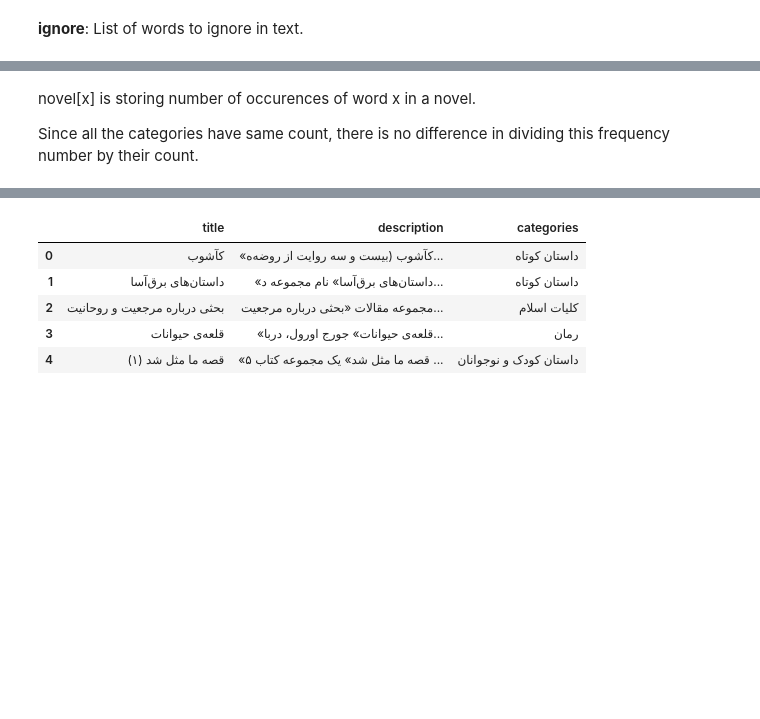
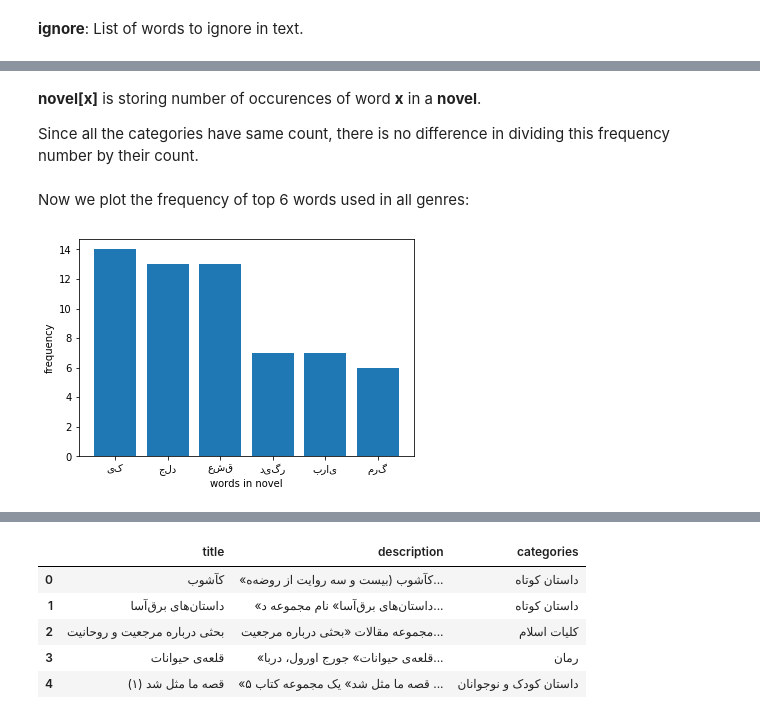
Before and after one commit to daneshvar-amrollahi/Naive-Bayes-Classifier, a Jupyter notebook: CA3-810197685.ipynb, the cells around one changed output, grey strips where cells are left out. Saved outputs shown, nothing was run; the diff lists cells and outputs as text; code cells hidden in the pictures; blank space fills up the shorter version.

```diff
--- a/CA3-810197685.ipynb
+++ b/CA3-810197685.ipynb
@@ -79,7 +79,7 @@ We have 425 samples of each category.
 with open('stop_words.txt') as f:
     ignore = [line.rstrip() for line in f]
 
-ignore = [x.strip() for x in content]
+ignore = [x.strip() for x in ignore]
 ignore[30:50]
 # %% [output]
 ['آزادانه',
@@ -111,6 +147,10 @@ islamic = dict()
 short_story = dict()
 kids = dict()
 business = dict()
+# %% [markdown]
+**novel[x]** is storing number of occurences of word **x** in a **novel**.
+
+Since all the categories have same count, there is no difference in dividing this frequency number by their count.
 # %%
 novel.clear()
 sociology.clear()
@@ -140,7 +180,18 @@ for index, row in df.iterrows():
                 kids[word] = kids.get(word, 0) + 1
             if (cat == 'مدیریت و کسب و کار'):
                 business[word] = business.get(word, 0) + 1
-# %% [markdown]
-novel[x] is storing number of occurences of word x in a novel.
-
-Since all the categories have same count, there is no difference in dividing this frequency number by their count.
+# %% [markdown]
+Now we plot the frequency of top 6 words used in all genres:
+# %%
+from matplotlib import pyplot as plt
+from operator import itemgetter
+
+res = dict(sorted(novel.items(), key = itemgetter(1), reverse = True)[:6])
+keys = res.keys()
+values = res.values()
+plt.bar(keys, values)
+plt.xlabel('words in novel')
+plt.ylabel('frequency')
+plt.show()
+# %% [output]
+[figure, added]
```
Also changed, not shown: parts of 19 cells of this notebook.
